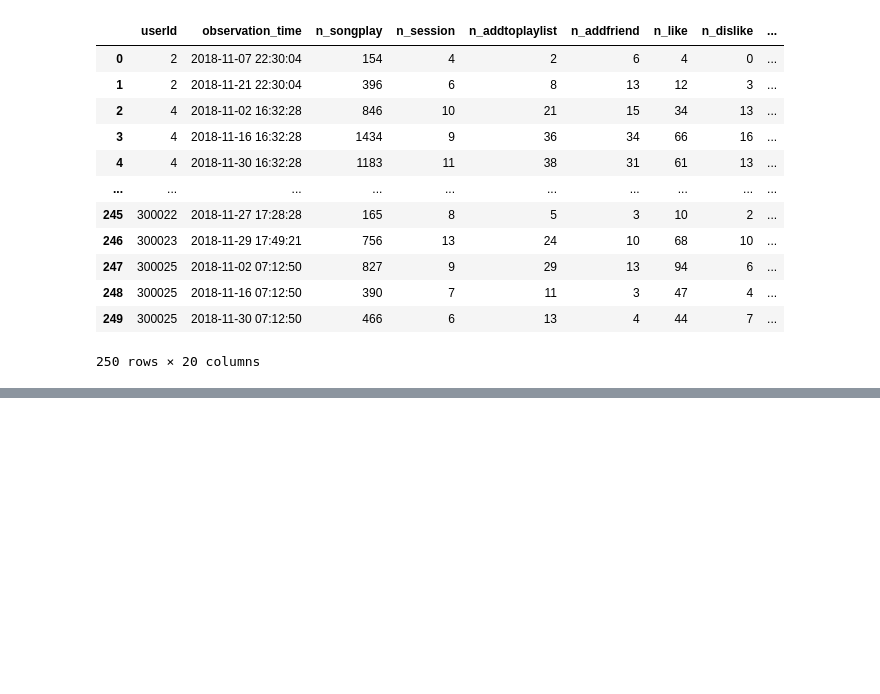
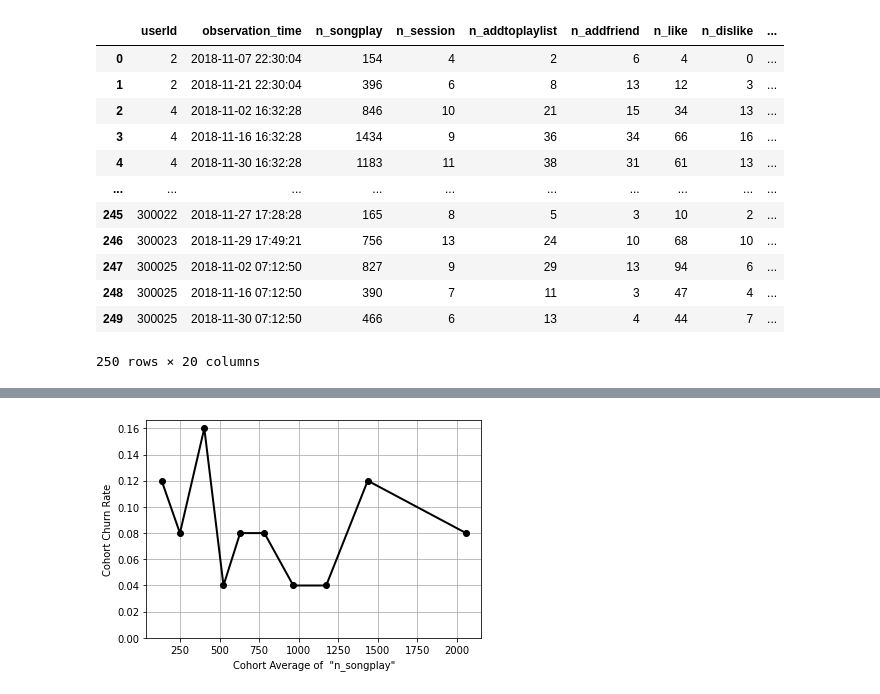
Before and after one commit to gilzero/project_churn_spark, a Jupyter notebook: sparkify.ipynb, the cells around one changed output, grey strips where cells are left out. Cells and saved outputs as stored; diff of their text form; code cells hidden in the pictures; blank space fills up the shorter version.

```diff
--- a/sparkify.ipynb
+++ b/sparkify.ipynb
@@ -1705,0 +1758,4 @@ data_ratio_addplaylist_per_songplay
+# %%
+cohort_plot('n_songplay')
+# %% [output]
+[figure, added]
```
Also changed, not shown: parts of 9 cells of this notebook.
